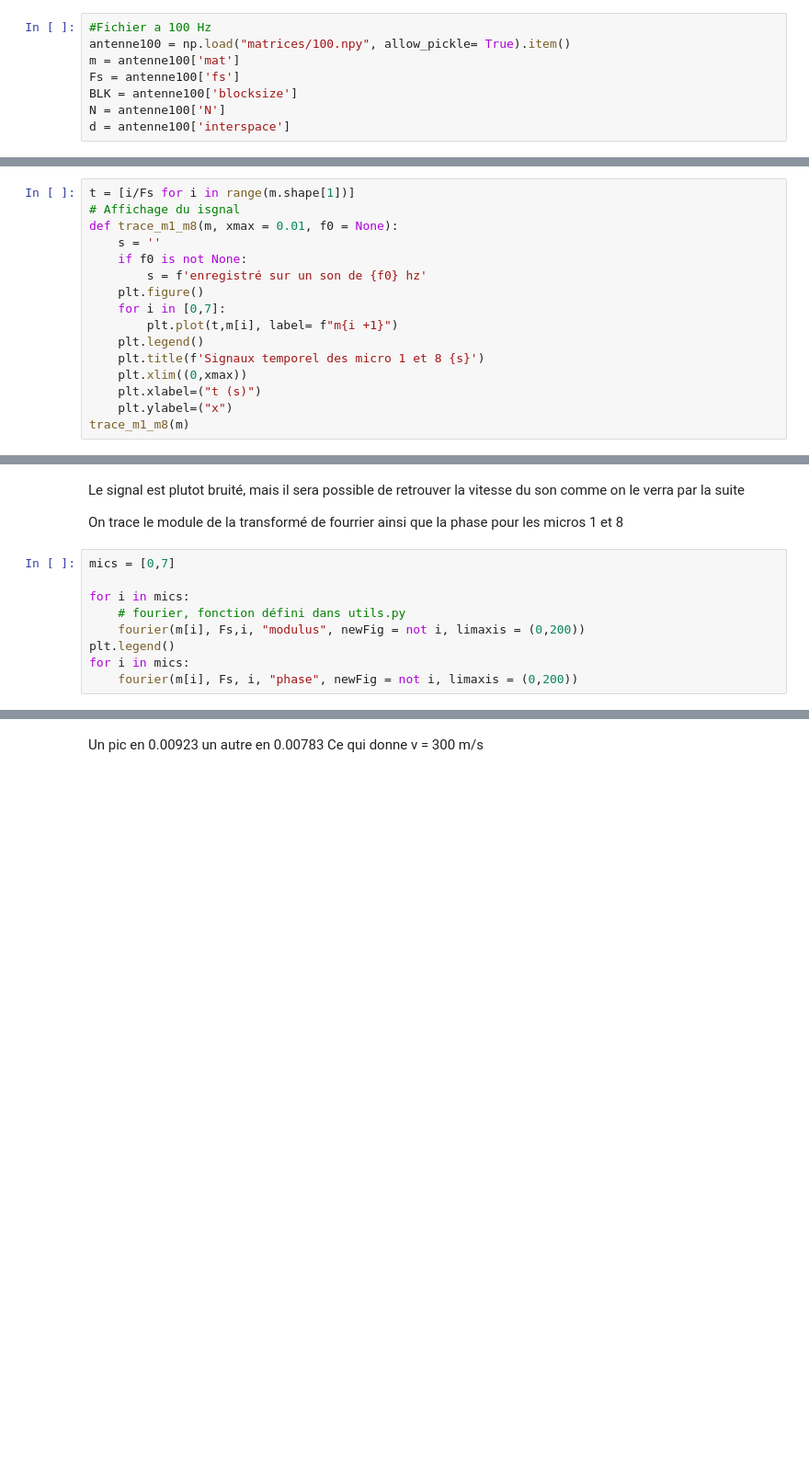
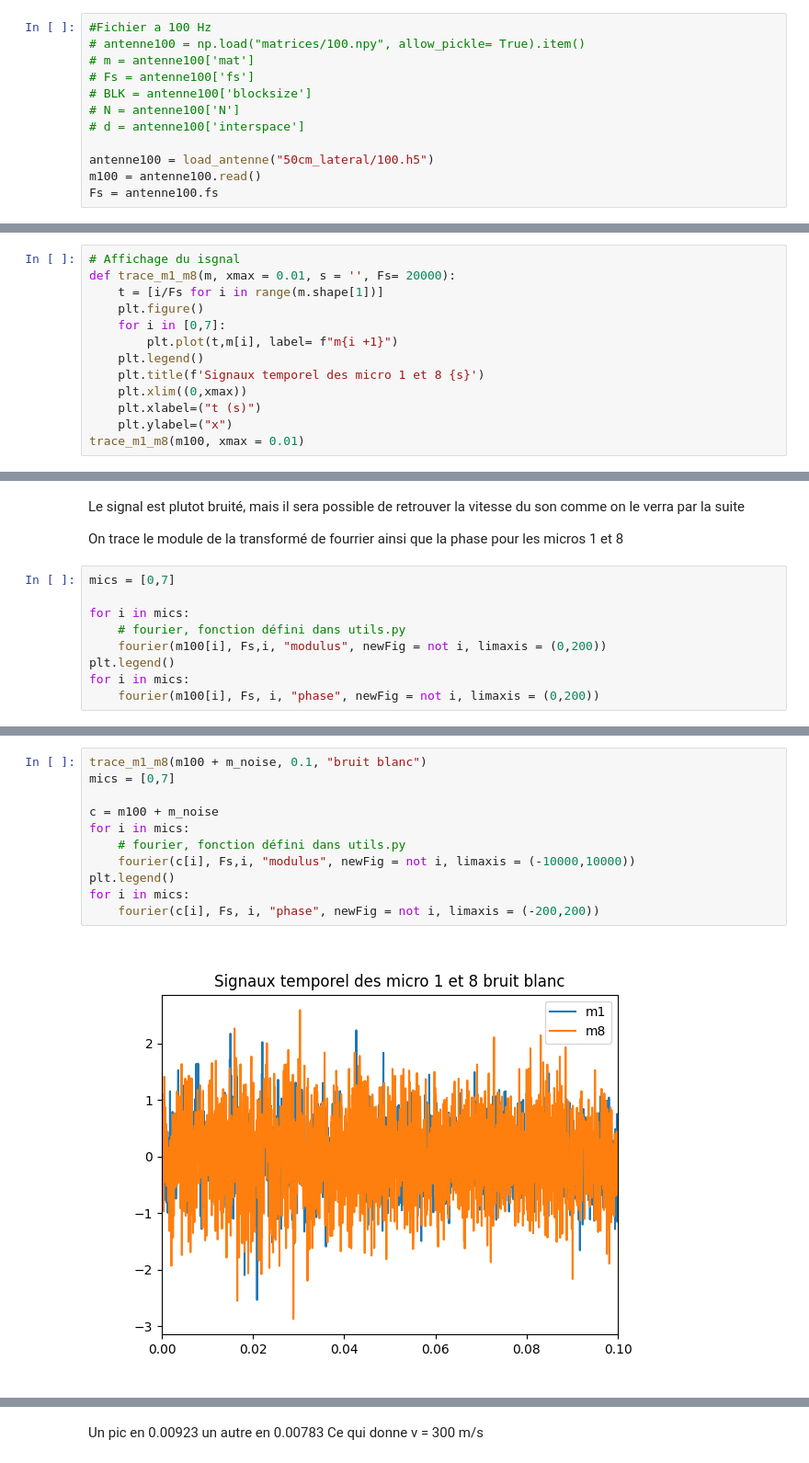
Before and after one commit to Huss94/TP_son1, a Jupyter notebook: Report.ipynb, the cells around one changed output, grey strips where cells are left out. Shown at 92% size. Drawn from its saved outputs; the diff is of its cells as text; blank space fills up the shorter version.

```diff
--- a/Report.ipynb
+++ b/Report.ipynb
@@ -78,9 +78,13 @@ dic, antena = transform_h5_to_dict("50cm_lateral/100.h5")  #qui nous retourne di
 On charge dans un premier temps , le fichier à 100 Hz
 # %%
 #Fichier a 100 Hz
-antenne100 = np.load("matrices/100.npy", allow_pickle= True).item()
-m = antenne100['mat']
-Fs = antenne100['fs']
-BLK = antenne100['blocksize']
-N = antenne100['N']
-d = antenne100['interspace']
+# antenne100 = np.load("matrices/100.npy", allow_pickle= True).item()
+# m = antenne100['mat']
+# Fs = antenne100['fs']
+# BLK = antenne100['blocksize']
+# N = antenne100['N']
+# d = antenne100['interspace']
+
+antenne100 = load_antenne("50cm_lateral/100.h5")
+m100 = antenne100.read()
+Fs = antenne100.fs
@@ -87,10 +93,7 @@ d = antenne100['interspace']
 # %%
-t = [i/Fs for i in range(m.shape[1])]
 # Affichage du isgnal
-def trace_m1_m8(m, xmax = 0.01, f0 = None):
-    s = ''
-    if f0 is not None:
-        s = f'enregistré sur un son de {f0} hz'
+def trace_m1_m8(m, xmax = 0.01, s = '', Fs= 20000):
+    t = [i/Fs for i in range(m.shape[1])]
     plt.figure()
     for i in [0,7]:
         plt.plot(t,m[i], label= f"m{i +1}")
@@ -99,7 +102,7 @@ def trace_m1_m8(m, xmax = 0.01, f0 = None):
     plt.xlim((0,xmax))
     plt.xlabel=("t (s)")
     plt.ylabel=("x")
-trace_m1_m8(m)
+trace_m1_m8(m100, xmax = 0.01)
 # %% [output]
 [figure]
 # %% [markdown]
@@ -111,10 +114,10 @@ mics = [0,7]
 
 for i in mics:
     # fourier, fonction défini dans utils.py
-    fourier(m[i], Fs,i, "modulus", newFig = not i, limaxis = (0,200))
+    fourier(m100[i], Fs,i, "modulus", newFig = not i, limaxis = (0,200))
 plt.legend()
 for i in mics:
-    fourier(m[i], Fs, i, "phase", newFig = not i, limaxis = (0,200))
+    fourier(m100[i], Fs, i, "phase", newFig = not i, limaxis = (0,200))
 # %% [output]
 [figure]
 [figure]
@@ -150,0 +165,13 @@ ce qui est encore assez proche de la vitesse théorique a temperature ambiante
+# %%
+trace_m1_m8(m100 + m_noise, 0.1, "bruit blanc")
+mics = [0,7]
+
+c = m100 + m_noise
+for i in mics:
+    # fourier, fonction défini dans utils.py
+    fourier(c[i], Fs,i, "modulus", newFig = not i, limaxis = (-10000,10000))
+plt.legend()
+for i in mics:
+    fourier(c[i], Fs, i, "phase", newFig = not i, limaxis = (-200,200))
+# %% [output]
+[figure, added]
```
Also changed, not shown: parts of 13 cells of this notebook, 4 other files.
